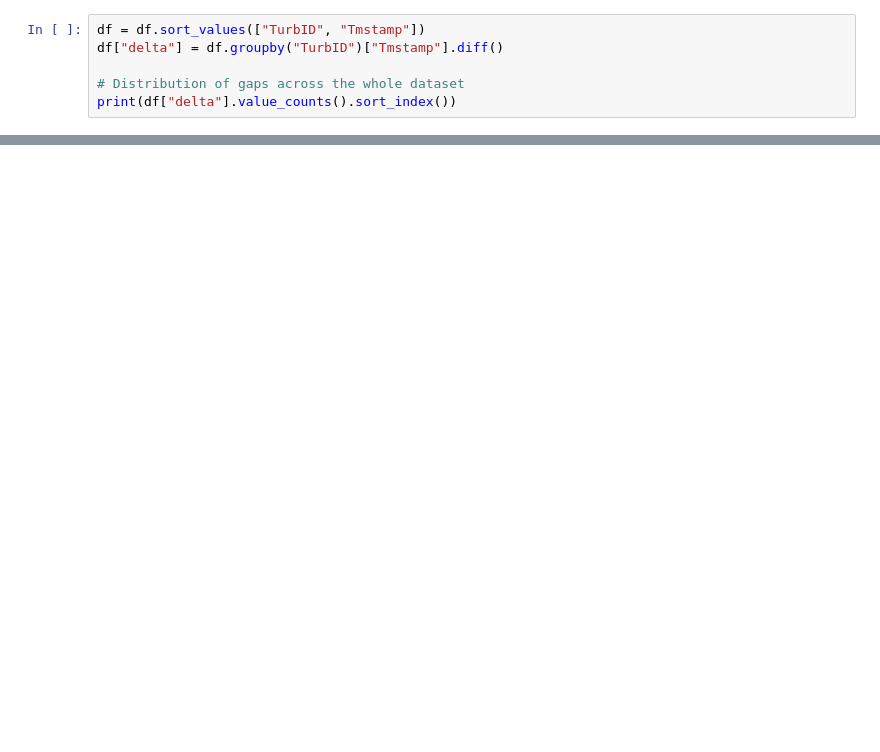
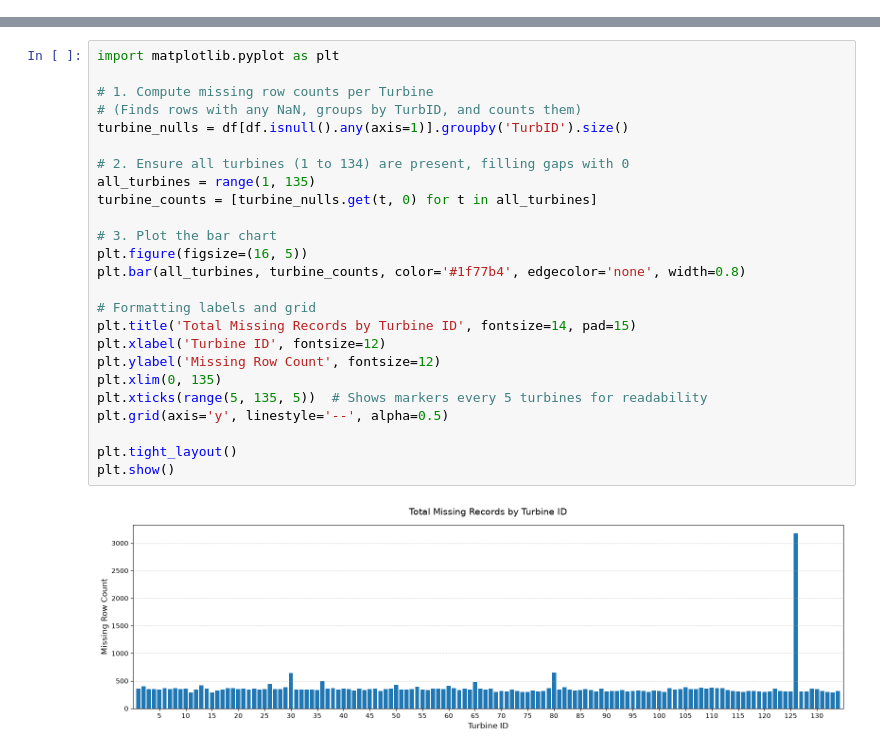
Before and after one commit to Mehmood-repo/EdgeGrid-Agent, a Jupyter notebook: notebooks/01_data_exploration.ipynb, the cells around one changed output, grey strips where cells are left out. Cells and saved outputs as stored; diff of their text form; blank space fills up the shorter version.

```diff
--- a/notebooks/01_data_exploration.ipynb
+++ b/notebooks/01_data_exploration.ipynb
@@ -44,6 +53,0 @@ dtype: object
-# %%
-df = df.sort_values(["TurbID", "Tmstamp"])
-df["delta"] = df.groupby("TurbID")["Tmstamp"].diff()
-
-# Distribution of gaps across the whole dataset
-print(df["delta"].value_counts().sort_index())
@@ -95,0 +92,27 @@ print(big_gaps[["TurbID", "Tmstamp", "delta"]].sort_values("Tmstamp"))
+# %%
+import matplotlib.pyplot as plt
+
+# 1. Compute missing row counts per Turbine
+# (Finds rows with any NaN, groups by TurbID, and counts them)
+turbine_nulls = df[df.isnull().any(axis=1)].groupby('TurbID').size()
+
+# 2. Ensure all turbines (1 to 134) are present, filling gaps with 0
+all_turbines = range(1, 135)
+turbine_counts = [turbine_nulls.get(t, 0) for t in all_turbines]
+
+# 3. Plot the bar chart
+plt.figure(figsize=(16, 5))
+plt.bar(all_turbines, turbine_counts, color='#1f77b4', edgecolor='none', width=0.8)
+
+# Formatting labels and grid
+plt.title('Total Missing Records by Turbine ID', fontsize=14, pad=15)
+plt.xlabel('Turbine ID', fontsize=12)
+plt.ylabel('Missing Row Count', fontsize=12)
+plt.xlim(0, 135)
+plt.xticks(range(5, 135, 5))  # Shows markers every 5 turbines for readability
+plt.grid(axis='y', linestyle='--', alpha=0.5)
+
+plt.tight_layout()
+plt.show()
+# %% [output]
+[figure, added]
```
Also changed, not shown: parts of 34 cells of this notebook, 1 other file.
